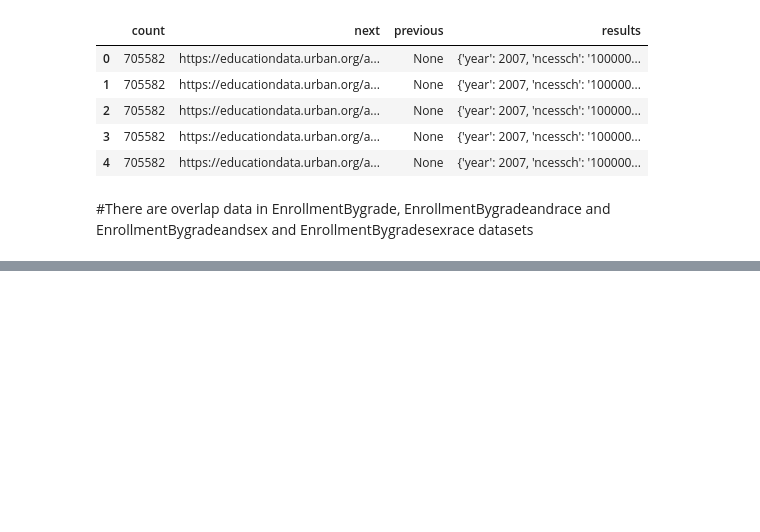
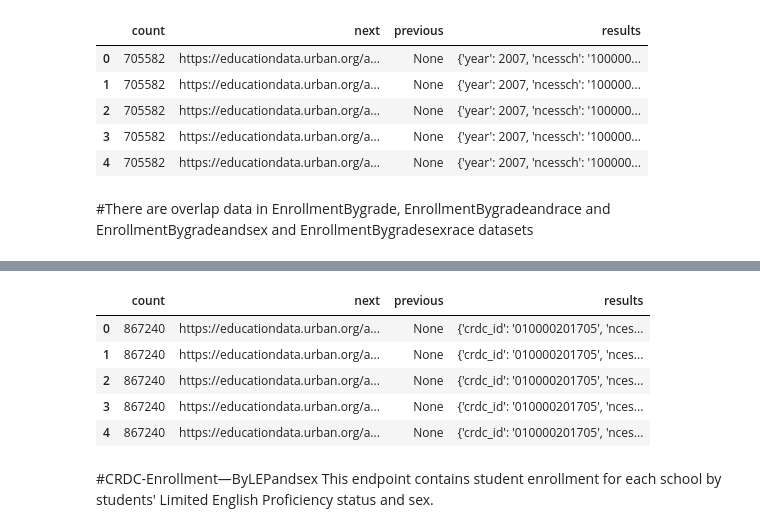
Before and after one commit to MaryamNzr/Springboard-Capstone-1, a Jupyter notebook: Education-Data-Portal.ipynb, the cells around one changed output, grey strips where cells are left out. Cells and saved outputs as stored; diff of their text form; code cells hidden in the pictures; blank space fills up the shorter version.

```diff
--- a/Education-Data-Portal.ipynb
+++ b/Education-Data-Portal.ipynb
@@ -204,0 +184,20 @@ EnrollmentBygradesexrace.head()
+# %%
+from urllib.request import urlopen
+from json import loads
+url = "https://educationdata.urban.org/api/v1/schools/crdc/enrollment/2015/disability/sex/"
+response = urlopen(url)
+EnrollmentBydisabilityandsex = loads(response.read())
+# %%
+EnrollmentBydisabilityandsex=pd.DataFrame(EnrollmentBydisabilityandsex)
+# %%
+EnrollmentBydisabilityandsex.head()
+# %% [output]
+|  | count | next | previous | results |
+| 0 | 867240 | https://educationdata.urban.org/a... | None | {'crdc_id': '010000201705', 'nces... |
+| 1 | 867240 | https://educationdata.urban.org/a... | None | {'crdc_id': '010000201705', 'nces... |
+| 2 | 867240 | https://educationdata.urban.org/a... | None | {'crdc_id': '010000201705', 'nces... |
+| 3 | 867240 | https://educationdata.urban.org/a... | None | {'crdc_id': '010000201705', 'nces... |
+| 4 | 867240 | https://educationdata.urban.org/a... | None | {'crdc_id': '010000201705', 'nces... |
+# %% [markdown]
+#CRDC-Enrollment—ByLEPandsex
+This endpoint contains student enrollment for each school by students' Limited English Proficiency status and sex.
```
Also changed, not shown: parts of 39 cells of this notebook.
